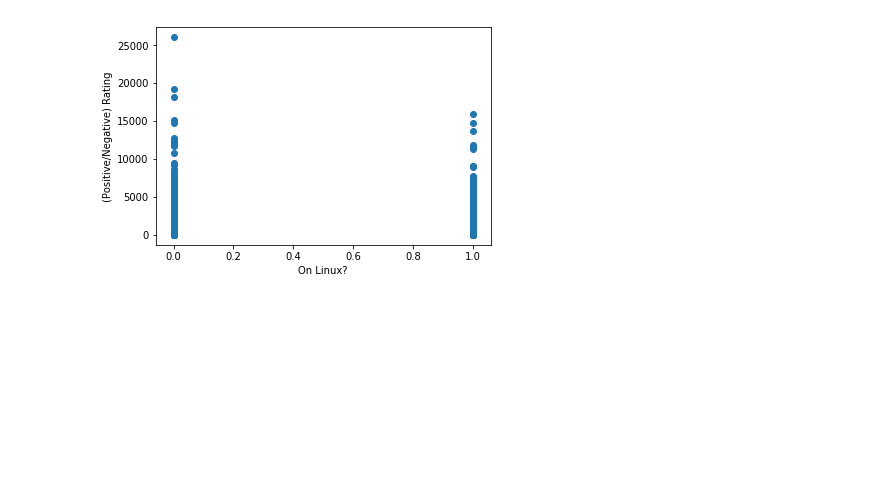
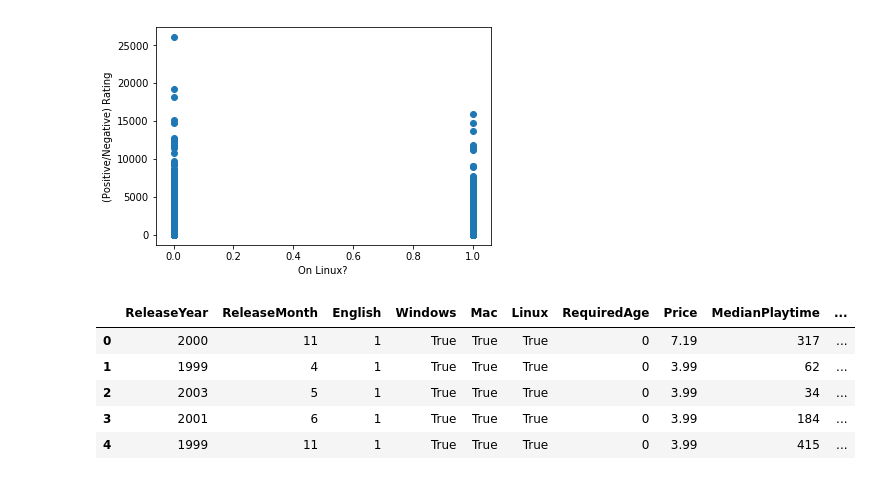
Before and after one commit to acpedersen/Project-2---Steam-Game-Rating-Predictions, a Jupyter notebook: SteamGames.ipynb, the cells around one changed output. Drawn from its saved outputs; the diff is of its cells as text; code cells hidden in the pictures; blank space fills up the shorter version.

```diff
--- a/SteamGames.ipynb
+++ b/SteamGames.ipynb
@@ -128,4 +134,7 @@ plt.ylabel('(Positive/Negative) Rating')
 # %% [output]
 Text(0, 0.5, '(Positive/Negative) Rating')
 [figure]
+# %%
+
+df=df.drop(columns=['Name', 'Publisher','Developer','Categories','Genre','PositiveRatings','NegativeRatings','Pos_over_Neg'])
 # %%
@@ -134,3 +144,12 @@ target = 'PositiveRatings'
+# %%
+df.head()
+# %% [output]
+|  | ReleaseYear | ReleaseMonth | English | Windows | Mac | Linux | RequiredAge | Price | MedianPlaytime | ... |
+| 0 | 2000 | 11 | 1 | True | True | True | 0 | 7.19 | 317 | ... |
+| 1 | 1999 | 4 | 1 | True | True | True | 0 | 3.99 | 62 | ... |
+| 2 | 2003 | 5 | 1 | True | True | True | 0 | 3.99 | 34 | ... |
+| 3 | 2001 | 6 | 1 | True | True | True | 0 | 3.99 | 184 | ... |
+| 4 | 1999 | 11 | 1 | True | True | True | 0 | 3.99 | 415 | ... |
 # %%
 for col in df.select_dtypes(include=['bool']).columns:
     df[col] = df[col].apply(lambda x: int(1 if x else 0))
```
Also changed, not shown: parts of 18 cells of this notebook.
